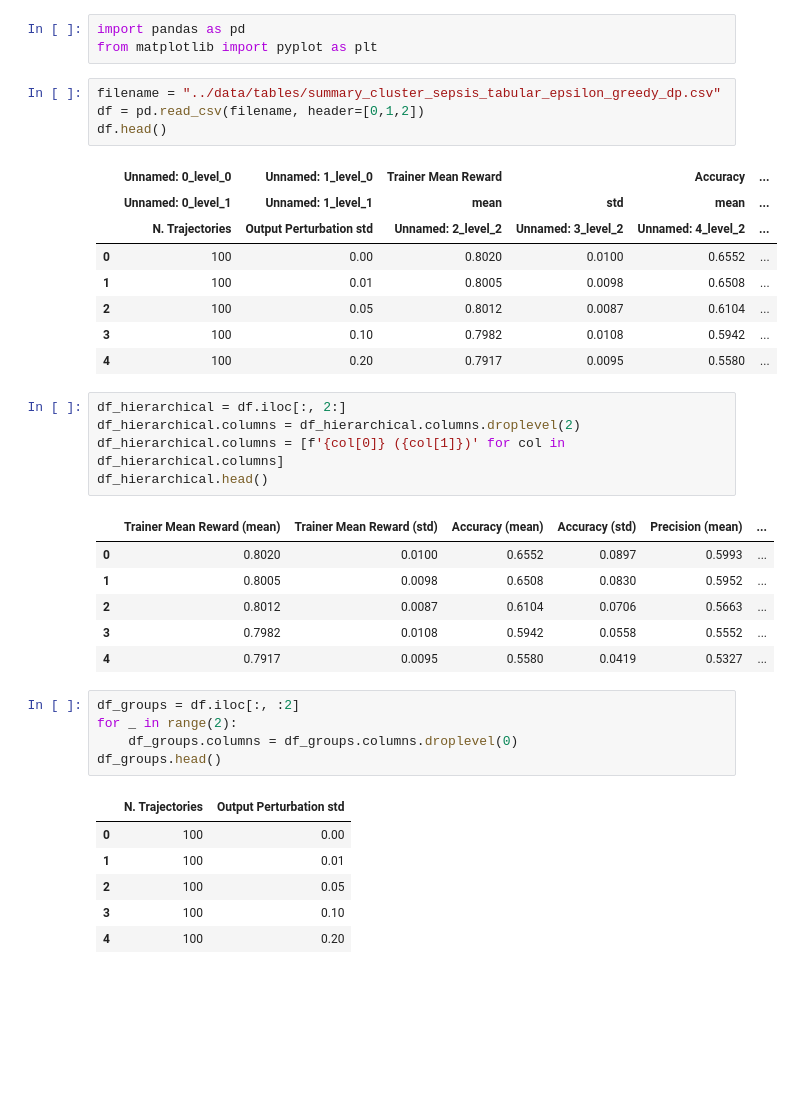
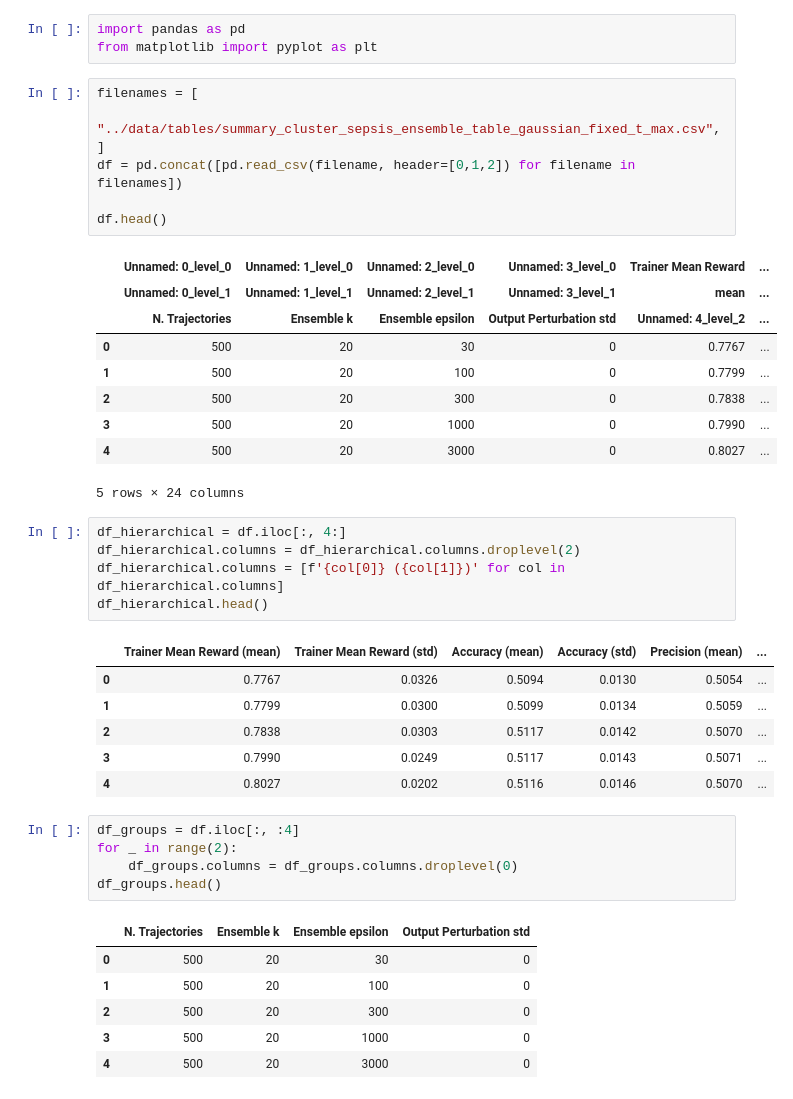
Before and after one commit to lanceHEN/Q-Learning-MIA, a Jupyter notebook: notebooks/dp_plots.ipynb, the cells around one changed output. Saved outputs shown, nothing was run; the diff lists cells and outputs as text; blank space fills up the shorter version.

```diff
--- a/notebooks/dp_plots.ipynb
+++ b/notebooks/dp_plots.ipynb
@@ -6,41 +6,45 @@ This notebook provides visualizations for the tradeoff between AUC and noise lev
 import pandas as pd
 from matplotlib import pyplot as plt
 # %%
-filename = "../data/tables/summary_cluster_sepsis_tabular_epsilon_greedy_dp.csv"
-df = pd.read_csv(filename, header=[0,1,2])
+filenames = [
+    "../data/tables/summary_cluster_sepsis_ensemble_table_gaussian_fixed_t_max.csv",
+]
+df = pd.concat([pd.read_csv(filename, header=[0,1,2]) for filename in filenames])
+
 df.head()
 # %% [output]
-|  | Unnamed: 0_level_0 | Unnamed: 1_level_0 | Trainer Mean Reward |  | Accuracy | ... |
-|  | Unnamed: 0_level_1 | Unnamed: 1_level_1 | mean | std | mean | ... |
-|  | N. Trajectories | Output Perturbation std | Unnamed: 2_level_2 | Unnamed: 3_level_2 | Unnamed: 4_level_2 | ... |
-| 0 | 100 | 0.00 | 0.8020 | 0.0100 | 0.6552 | ... |
-| 1 | 100 | 0.01 | 0.8005 | 0.0098 | 0.6508 | ... |
-| 2 | 100 | 0.05 | 0.8012 | 0.0087 | 0.6104 | ... |
-| 3 | 100 | 0.10 | 0.7982 | 0.0108 | 0.5942 | ... |
-| 4 | 100 | 0.20 | 0.7917 | 0.0095 | 0.5580 | ... |
+|  | Unnamed: 0_level_0 | Unnamed: 1_level_0 | Unnamed: 2_level_0 | Unnamed: 3_level_0 | Trainer Mean Reward | ... |
+|  | Unnamed: 0_level_1 | Unnamed: 1_level_1 | Unnamed: 2_level_1 | Unnamed: 3_level_1 | mean | ... |
+|  | N. Trajectories | Ensemble k | Ensemble epsilon | Output Perturbation std | Unnamed: 4_level_2 | ... |
+| 0 | 500 | 20 | 30 | 0 | 0.7767 | ... |
+| 1 | 500 | 20 | 100 | 0 | 0.7799 | ... |
+| 2 | 500 | 20 | 300 | 0 | 0.7838 | ... |
+| 3 | 500 | 20 | 1000 | 0 | 0.7990 | ... |
+| 4 | 500 | 20 | 3000 | 0 | 0.8027 | ... |
+5 rows × 24 columns
 # %%
-df_hierarchical = df.iloc[:, 2:]
+df_hierarchical = df.iloc[:, 4:]
 df_hierarchical.columns = df_hierarchical.columns.droplevel(2)
 df_hierarchical.columns = [f'{col[0]} ({col[1]})' for col in df_hierarchical.columns]
 df_hierarchical.head()
 # %% [output]
 |  | Trainer Mean Reward (mean) | Trainer Mean Reward (std) | Accuracy (mean) | Accuracy (std) | Precision (mean) | ... |
-| 0 | 0.8020 | 0.0100 | 0.6552 | 0.0897 | 0.5993 | ... |
-| 1 | 0.8005 | 0.0098 | 0.6508 | 0.0830 | 0.5952 | ... |
-| 2 | 0.8012 | 0.0087 | 0.6104 | 0.0706 | 0.5663 | ... |
-| 3 | 0.7982 | 0.0108 | 0.5942 | 0.0558 | 0.5552 | ... |
-| 4 | 0.7917 | 0.0095 | 0.5580 | 0.0419 | 0.5327 | ... |
+| 0 | 0.7767 | 0.0326 | 0.5094 | 0.0130 | 0.5054 | ... |
+| 1 | 0.7799 | 0.0300 | 0.5099 | 0.0134 | 0.5059 | ... |
+| 2 | 0.7838 | 0.0303 | 0.5117 | 0.0142 | 0.5070 | ... |
+| 3 | 0.7990 | 0.0249 | 0.5117 | 0.0143 | 0.5071 | ... |
+| 4 | 0.8027 | 0.0202 | 0.5116 | 0.0146 | 0.5070 | ... |
 # %%
-df_groups = df.iloc[:, :2]
+df_groups = df.iloc[:, :4]
 for _ in range(2):
     df_groups.columns = df_groups.columns.droplevel(0)
 df_groups.head()
 # %% [output]
-|  | N. Trajectories | Output Perturbation std |
-| 0 | 100 | 0.00 |
-| 1 | 100 | 0.01 |
-| 2 | 100 | 0.05 |
-| 3 | 100 | 0.10 |
-| 4 | 100 | 0.20 |
+|  | N. Trajectories | Ensemble k | Ensemble epsilon | Output Perturbation std |
+| 0 | 500 | 20 | 30 | 0 |
+| 1 | 500 | 20 | 100 | 0 |
+| 2 | 500 | 20 | 300 | 0 |
+| 3 | 500 | 20 | 1000 | 0 |
+| 4 | 500 | 20 | 3000 | 0 |
 # %%
 df_clean = pd.concat([df_groups, df_hierarchical], axis=1)
```
Also changed, not shown: parts of 4 cells of this notebook, 14 other files.
